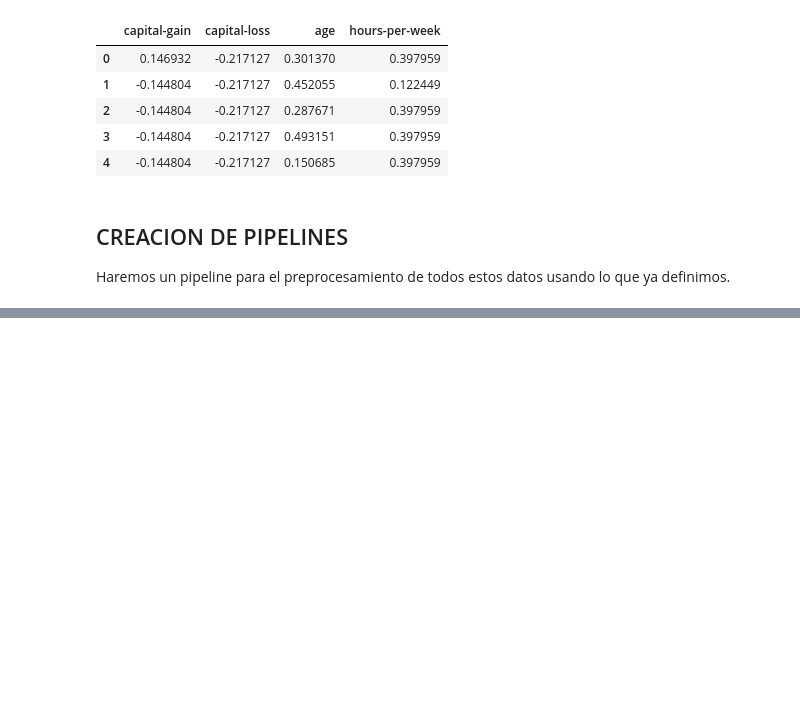
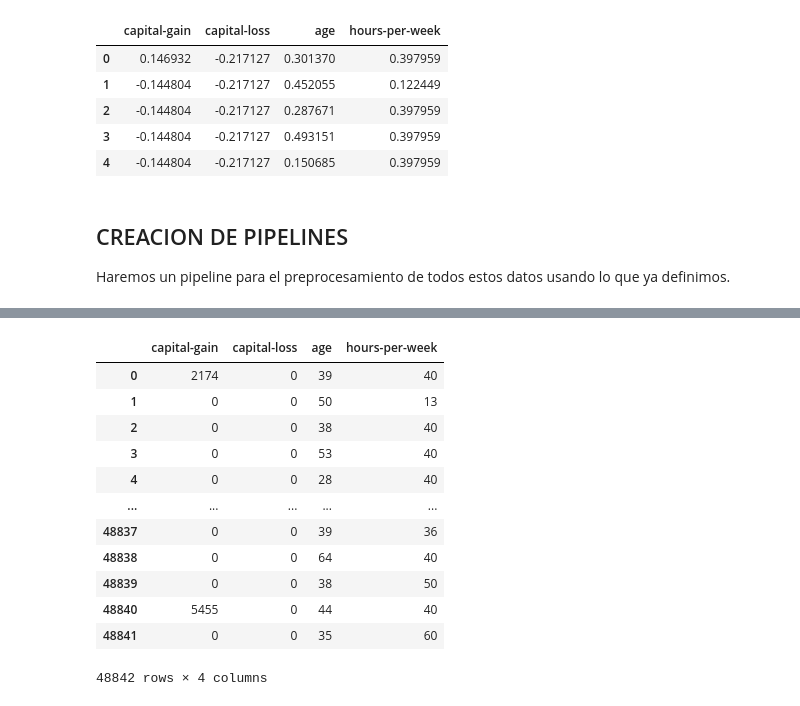
Before and after one commit to ccjaviers777/ean_material_ml, a Jupyter notebook: Cuadernos/Proyecto_Supervisado.ipynb, the cells around one changed output, grey strips where cells are left out. Saved outputs shown, nothing was run; the diff lists cells and outputs as text; code cells hidden in the pictures; blank space fills up the shorter version.

```diff
--- a/Cuadernos/Proyecto_Supervisado.ipynb
+++ b/Cuadernos/Proyecto_Supervisado.ipynb
@@ -346,0 +454,12 @@ from sklearn.pipeline import Pipeline
+# %%
+## Data procesada
+pd.set_option('display.max_columns', None)
+
+data_processed=preprocessor.fit_transform(adult[OHE_COLS+ORD_COLS+TE_COLS+SS_COLS+MM_COLS],adult_y)
+
+data_processed=pd.DataFrame(data_processed)
+
+data_processed.columns=preprocessor.transformers_[0][1]['encoder'].get_feature_names_out().tolist()+\
+                        ORD_COLS+TE_COLS+SS_COLS+MM_COLS
+
+data_processed.head()
@@ -346,0 +473,16 @@ from sklearn.pipeline import Pipeline
+# %%
+adult[SS_COLS+MM_COLS]
+# %% [output]
+|  | capital-gain | capital-loss | age | hours-per-week |
+| 0 | 2174 | 0 | 39 | 40 |
+| 1 | 0 | 0 | 50 | 13 |
+| 2 | 0 | 0 | 38 | 40 |
+| 3 | 0 | 0 | 53 | 40 |
+| 4 | 0 | 0 | 28 | 40 |
+| ... | ... | ... | ... | ... |
+| 48837 | 0 | 0 | 39 | 36 |
+| 48838 | 0 | 0 | 64 | 40 |
+| 48839 | 0 | 0 | 38 | 50 |
+| 48840 | 5455 | 0 | 44 | 40 |
+| 48841 | 0 | 0 | 35 | 60 |
+48842 rows × 4 columns
```
Also changed, not shown: parts of 5 cells of this notebook.
